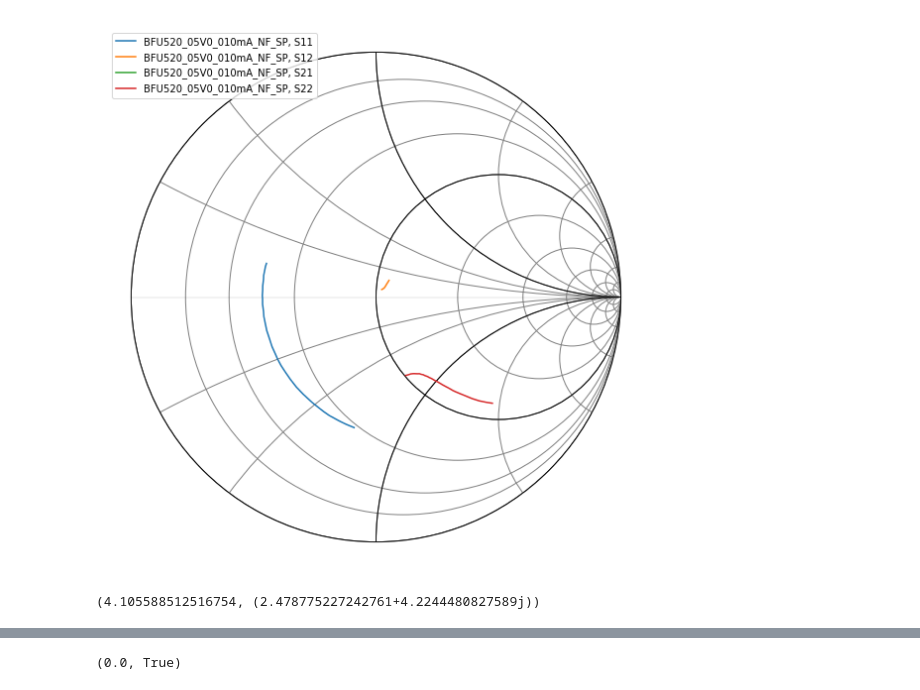
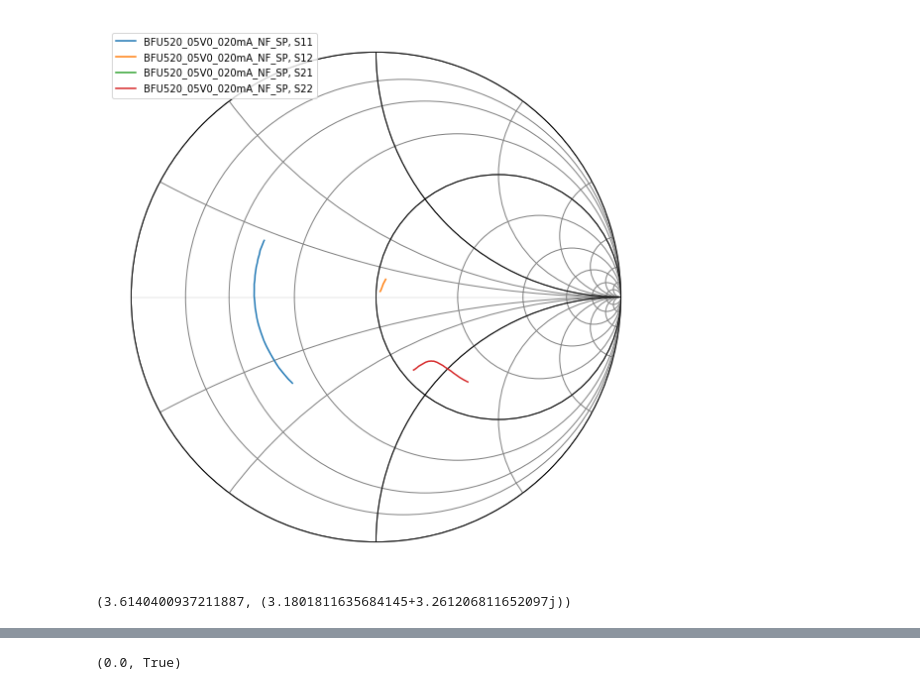
Before and after one commit to cactorium/ism-915mhz-transceiver, a Jupyter notebook: sim/lo-amplifier-15db.ipynb, the cells around one changed output, grey strips where cells are left out. Cells and saved outputs as stored; diff of their text form; code cells hidden in the pictures.

```diff
--- a/sim/lo-amplifier-15db.ipynb
+++ b/sim/lo-amplifier-15db.ipynb
@@ -1,26 +1,26 @@
 # %%
 import numpy as np
 
 import skrf
 import skrf.media as media
 import skrf.frequency as freq
 import skrf.network as net
 import skrf.util
 
 import matplotlib.pyplot as plt
 %matplotlib inline
 plt.rcParams['figure.figsize'] = [10, 10]
 
 f = freq.Frequency(0.4, 2, 1001)
 tem = media.DistributedCircuit(f, z0=50)
 
-bjt = net.Network('BFU520_Spar_NF_400MHz-2GHz/BFU520_05V0_010mA_NF_SP.s2p').interpolate(f)
+bjt = net.Network('BFU520_Spar_NF_400MHz-2GHz/BFU520_05V0_020mA_NF_SP.s2p').interpolate(f)
 
 bjt
 
 bjt.plot_s_smith()
 # %% [output]
-[figure, old version]
+[figure, new version]
 # %%
 # calculate the stability circles for the source and load impedances
 
@@ -37,7 +37,7 @@ cl_900mhz = cl[idx_900mhz][0, 0]
 
 rl_900mhz, cl_900mhz
 # %% [output]
-(4.105588512516754, (2.478775227242761+4.2244480827589j))
+(3.6140400937211887, (3.1801811635684145+3.261206811652097j))
 # %%
 def calc_circle(c, r):
     theta = np.linspace(0, 2*np.pi, 1000)
```
Also changed, not shown: parts of 24 cells of this notebook, 1 other file.
